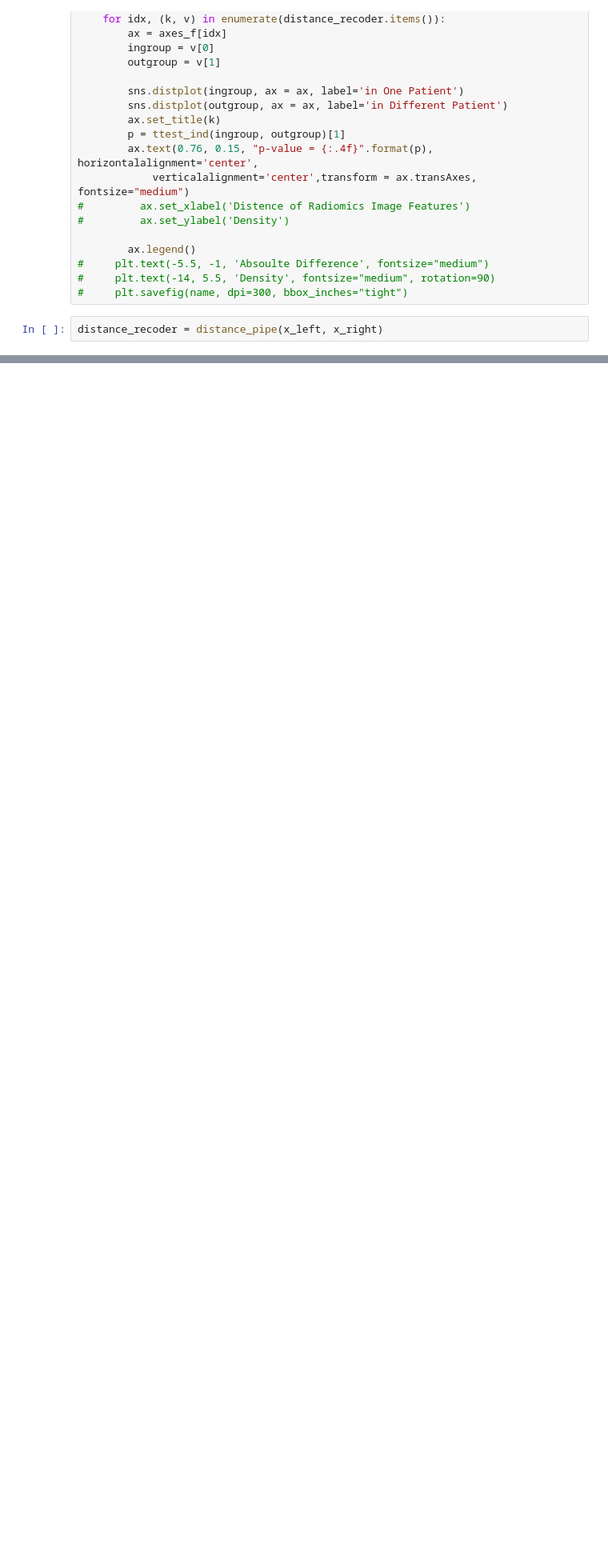
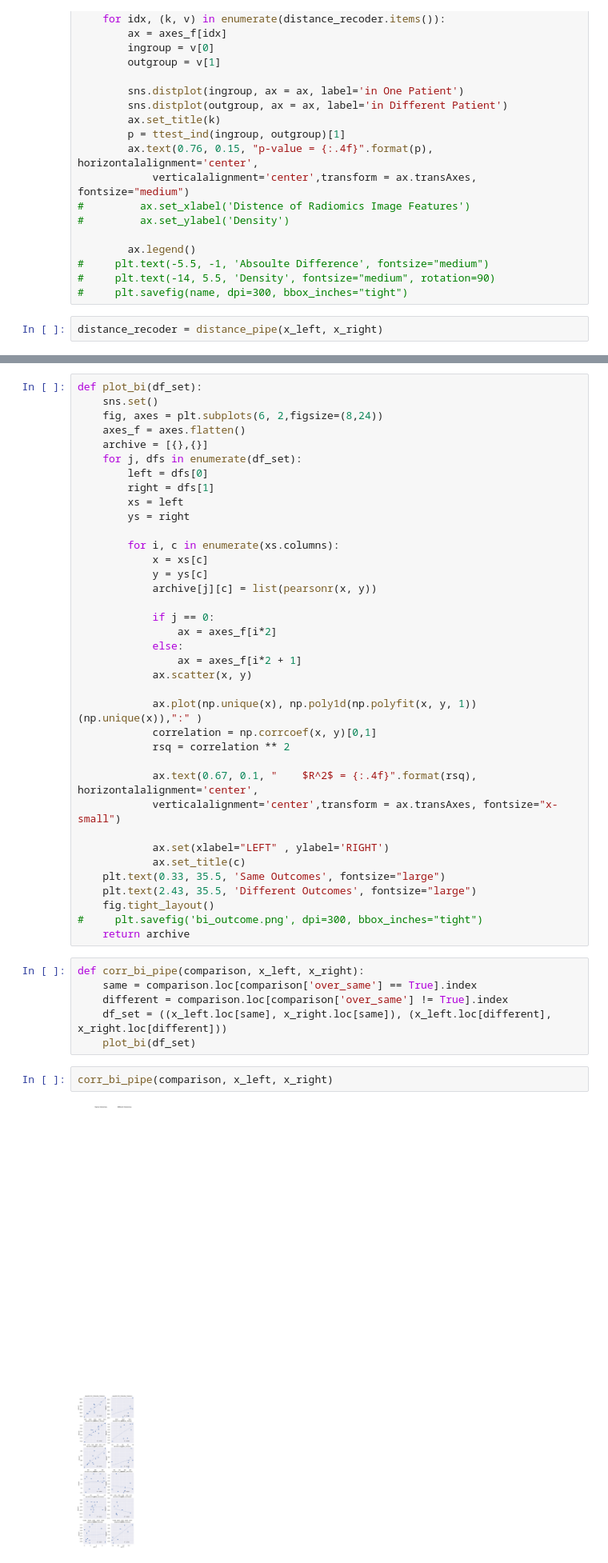
Before and after one commit to KiyoshiMu/Edema-Prediction, a Jupyter notebook: bilateral.ipynb, the cells around one changed output, grey strips where cells are left out. Shown: that part at 80% size. Drawn from its saved outputs; the diff is of its cells as text; blank space fills up the shorter version.

```diff
--- a/bilateral.ipynb
+++ b/bilateral.ipynb
@@ -211,0 +163,47 @@ distance_plot(distance_pipe(x_lefta, x_righta))
+# %%
+def plot_bi(df_set):
+    sns.set()
+    fig, axes = plt.subplots(6, 2,figsize=(8,24))
+    axes_f = axes.flatten()
+    archive = [{},{}]
+    for j, dfs in enumerate(df_set):
+        left = dfs[0]
+        right = dfs[1]
+        xs = left
+        ys = right
+
+        for i, c in enumerate(xs.columns):
+            x = xs[c]
+            y = ys[c]
+            archive[j][c] = list(pearsonr(x, y))
+
+            if j == 0:
+                ax = axes_f[i*2]
+            else:
+                ax = axes_f[i*2 + 1]
+            ax.scatter(x, y)
+
+            ax.plot(np.unique(x), np.poly1d(np.polyfit(x, y, 1))(np.unique(x)),":" )
+            correlation = np.corrcoef(x, y)[0,1]
+            rsq = correlation ** 2
+
+            ax.text(0.67, 0.1, "    $R^2$ = {:.4f}".format(rsq), horizontalalignment='center',
+            verticalalignment='center',transform = ax.transAxes, fontsize="x-small")
+
+            ax.set(xlabel="LEFT" , ylabel='RIGHT')
+            ax.set_title(c)
+    plt.text(0.33, 35.5, 'Same Outcomes', fontsize="large")
+    plt.text(2.43, 35.5, 'Different Outcomes', fontsize="large")
+    fig.tight_layout()
+#     plt.savefig('bi_outcome.png', dpi=300, bbox_inches="tight")
+    return archive
+# %%
+def corr_bi_pipe(comparison, x_left, x_right):
+    same = comparison.loc[comparison['over_same'] == True].index
+    different = comparison.loc[comparison['over_same'] != True].index
+    df_set = ((x_left.loc[same], x_right.loc[same]), (x_left.loc[different], x_right.loc[different]))
+    plot_bi(df_set)
+# %%
+corr_bi_pipe(comparison, x_left, x_right)
+# %% [output]
+[figure, added]
```
Also changed, not shown: parts of 15 cells of this notebook, 12 other files.
